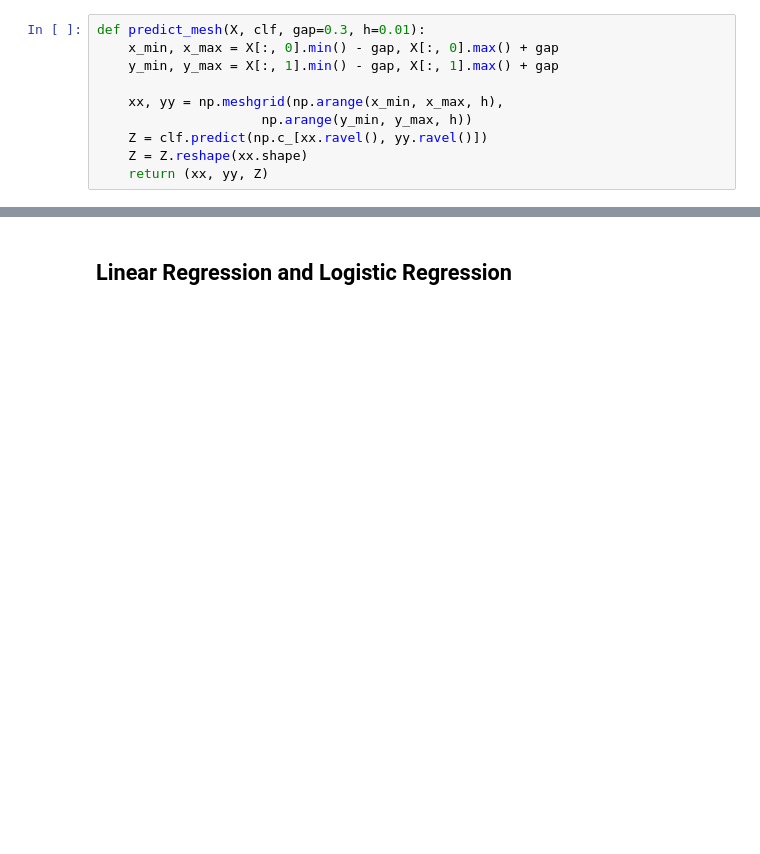
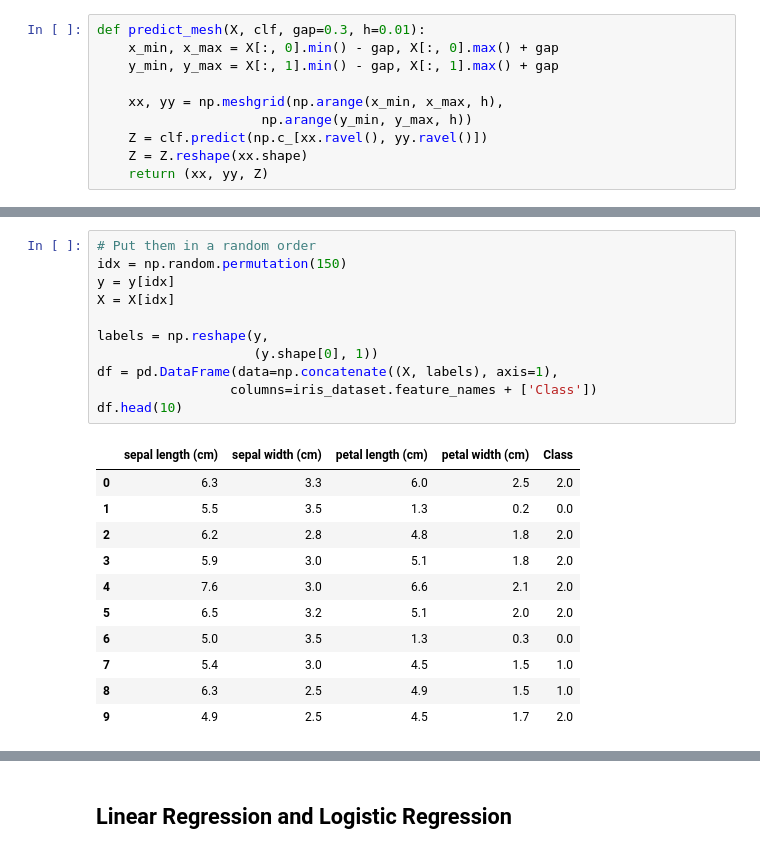
Before and after one commit to Joao-M-Almeida/ML-Tutorial, a Jupyter notebook: Tutorial Notebook.ipynb, the cells around one changed output, grey strips where cells are left out. Saved outputs shown, nothing was run; the diff lists cells and outputs as text; blank space fills up the shorter version.

```diff
--- a/Tutorial Notebook.ipynb
+++ b/Tutorial Notebook.ipynb
@@ -107,0 +204,23 @@ y = iris_dataset.target
+# %%
+# Put them in a random order
+idx = np.random.permutation(150)
+y = y[idx]
+X = X[idx]
+
+labels = np.reshape(y,
+                    (y.shape[0], 1))
+df = pd.DataFrame(data=np.concatenate((X, labels), axis=1),
+                 columns=iris_dataset.feature_names + ['Class'])
+df.head(10)
+# %% [output]
+|  | sepal length (cm) | sepal width (cm) | petal length (cm) | petal width (cm) | Class |
+| 0 | 6.3 | 3.3 | 6.0 | 2.5 | 2.0 |
+| 1 | 5.5 | 3.5 | 1.3 | 0.2 | 0.0 |
+| 2 | 6.2 | 2.8 | 4.8 | 1.8 | 2.0 |
+| 3 | 5.9 | 3.0 | 5.1 | 1.8 | 2.0 |
+| 4 | 7.6 | 3.0 | 6.6 | 2.1 | 2.0 |
+| 5 | 6.5 | 3.2 | 5.1 | 2.0 | 2.0 |
+| 6 | 5.0 | 3.5 | 1.3 | 0.3 | 0.0 |
+| 7 | 5.4 | 3.0 | 4.5 | 1.5 | 1.0 |
+| 8 | 6.3 | 2.5 | 4.9 | 1.5 | 1.0 |
+| 9 | 4.9 | 2.5 | 4.5 | 1.7 | 2.0 |
```
Also changed, not shown: parts of 44 cells of this notebook, 1 other file.
